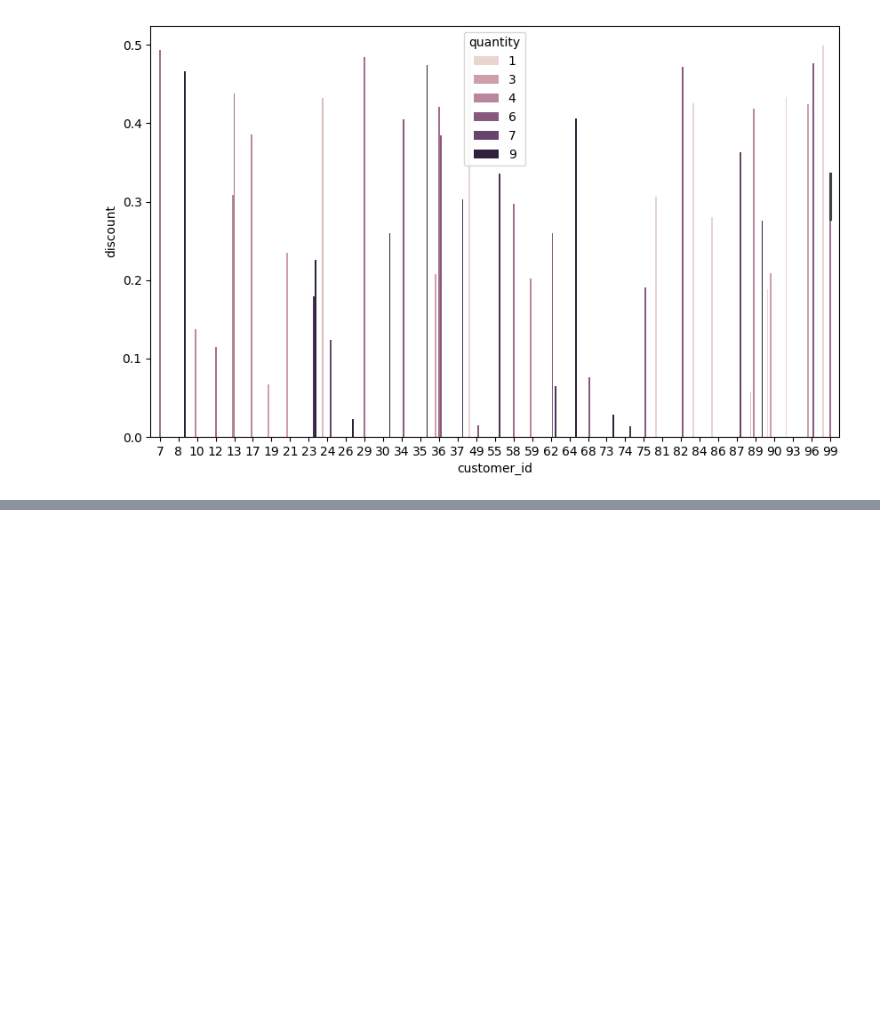
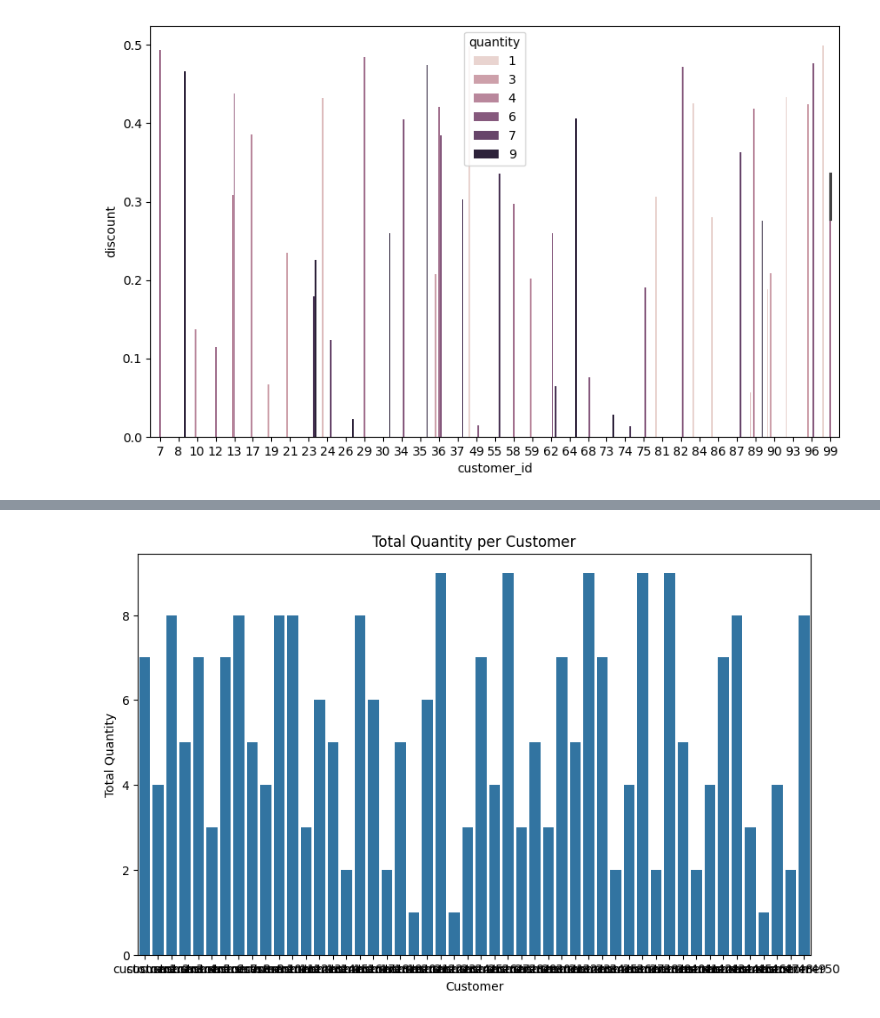
Before and after one commit to mdsamim1992hatia-cell/BMI-CAL, a Jupyter notebook: Untitled235.ipynb, the cells around one changed output, grey strips where cells are left out. Saved outputs shown, nothing was run; the diff lists cells and outputs as text; code cells hidden in the pictures; blank space fills up the shorter version.

```diff
--- a/Untitled235.ipynb
+++ b/Untitled235.ipynb
@@ -134,0 +306,9 @@ sns.barplot(x='customer_id',y='discount',data=df,hue='quantity')
+# %%
+plt.figure(figsize=(10,6))
+sns.barplot(x='customer',y='quantity',data=df)
+plt.title('Total Quantity per Customer')
+plt.xlabel('Customer')
+plt.ylabel('Total Quantity')
+plt.show()
+# %% [output]
+[figure, added]
```
Also changed, not shown: parts of 12 cells of this notebook.
